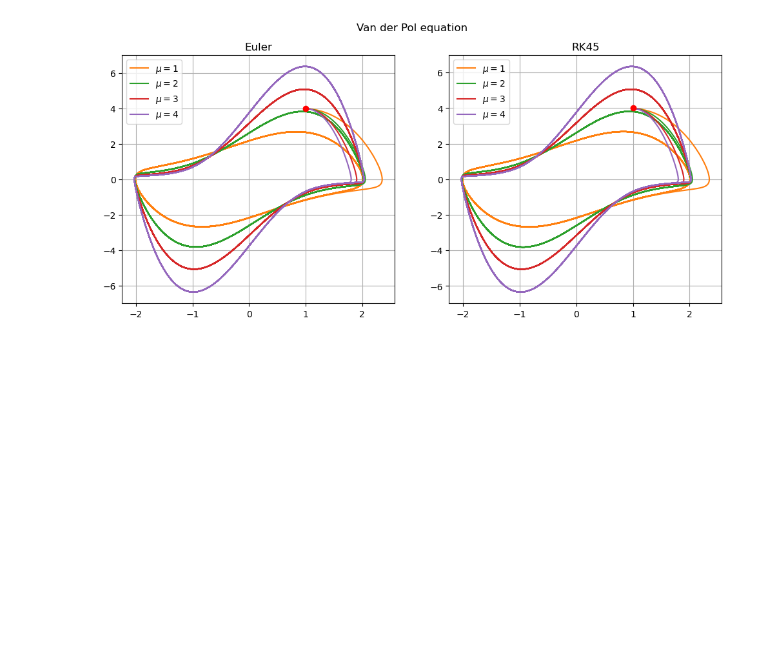
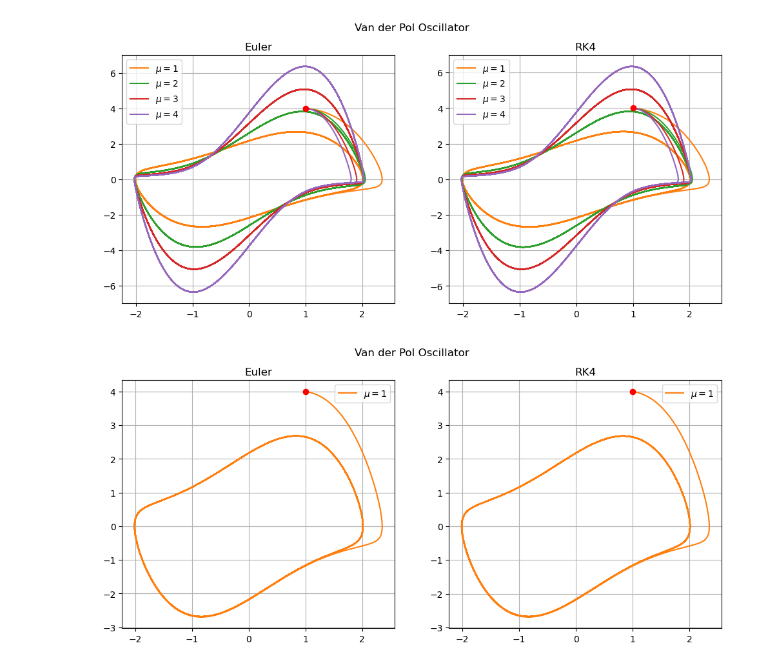
Before and after one commit to byeolla/science_dnn, a Jupyter notebook: final_project/project.ipynb, the cells around one changed output. Saved outputs shown, nothing was run; the diff lists cells and outputs as text; code cells hidden in the pictures; blank space fills up the shorter version.

```diff
--- a/final_project/project.ipynb
+++ b/final_project/project.ipynb
@@ -401,7 +401,7 @@ for method in methodlist:
     for t, style in zip(tlist, stylelist):
         plt.plot(numerical_sol[f"time {t}"],numerical_sol[f"{method} {t}"], style, label = f"{method} with dt = {t}")
 
-    plt.title(f"{method} with several t")
+    plt.title(f"{method} with several dt")
     plt.legend()
     plt.savefig(f"{method}.png")
     plt.show()
@@ -432,7 +432,7 @@ def euler_solver(dydt, u0, t, args=()):
         grid[i] = grid[i - 1] + h * f
     return grid
 # %%
-def rk45_solver(dydt, u0, t, args=()):
+def rk4_solver(dydt, u0, t, args=()):
     """
     dydt:   callable (ndarray, float) -> ndarray
     u0:     ndarray (N,)
@@ -465,8 +465,8 @@ def van_der_pol(mu, u0, t, method='euler'):
 
     if method == 'euler':
         solver = euler_solver
-    elif method == 'rk45':
-        solver = rk45_solver
+    elif method == 'rk4':
+        solver = rk4_solver
     else:
         raise RuntimeError("Not valid solver name")
 
@@ -480,7 +480,7 @@ mus = [1, 2, 3, 4]
 styles = ["C1", "C2", "C3", "C4"]
 
 fig, axes = plt.subplots(1, 2, figsize=(12, 5))
-methods = ['Euler', 'RK45']
+methods = ['Euler', 'RK4']
 
 for mu, style in zip(mus, styles):
     for i, m in enumerate(methods):
@@ -492,8 +492,32 @@ for i, m in enumerate(methods):
     axes[i].grid()
     axes[i].legend()
     axes[i].plot(u0[0], u0[1], 'ro')
-fig.suptitle("Van der Pol equation")
+fig.suptitle("Van der Pol Oscillator")
 plt.savefig("Van der Pol Oscillator.png")
 plt.show(fig)
 # %% [output]
 [figure]
+# %%
+t = np.linspace(0, 100, 50000)
+u0 = [1, 4]
+mus = [1]
+styles = ["C1", "C2", "C3", "C4"]
+
+fig, axes = plt.subplots(1, 2, figsize=(12, 5))
+methods = ['Euler', 'RK4']
+
+for mu, style in zip(mus, styles):
+    for i, m in enumerate(methods):
+        sol = van_der_pol(mu, u0, t, method=m.lower())
+        axes[i].plot(sol[:, 0], sol[:, 1], c=style, label=f"$\mu = {mu}$")
+
+for i, m in enumerate(methods):
+    axes[i].set_title(m)
+    axes[i].grid()
+    axes[i].legend()
+    axes[i].plot(u0[0], u0[1], 'ro')
+fig.suptitle("Van der Pol Oscillator")
+plt.savefig("Van der Pol Oscillator mu=1.png")
+plt.show(fig)
+# %% [output]
+[figure, added]
```
Also changed, not shown: 53 other files.
